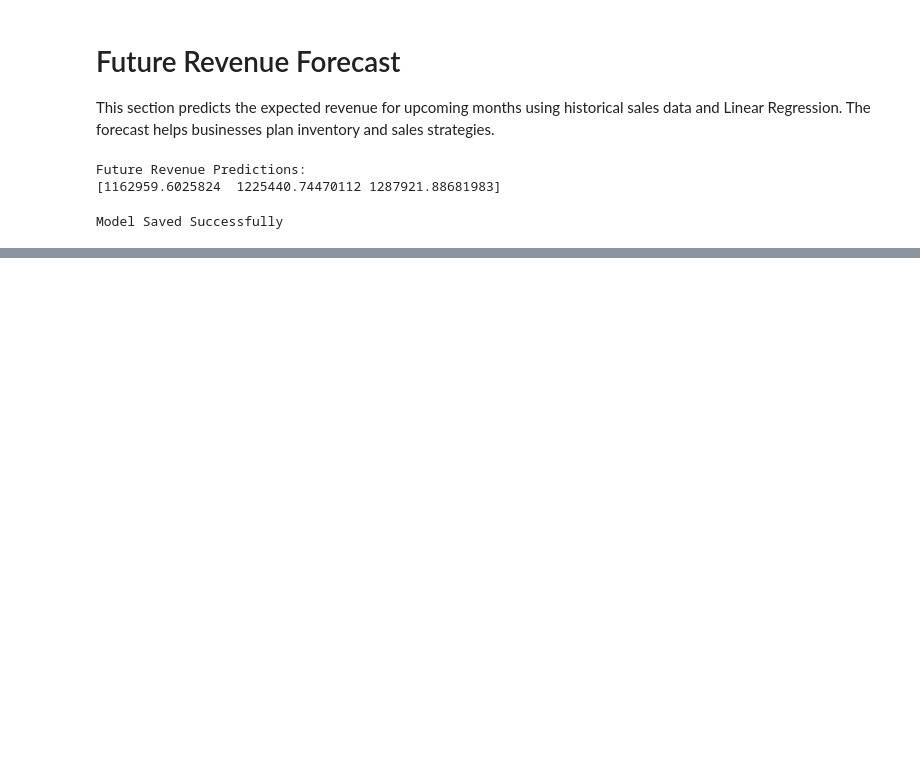
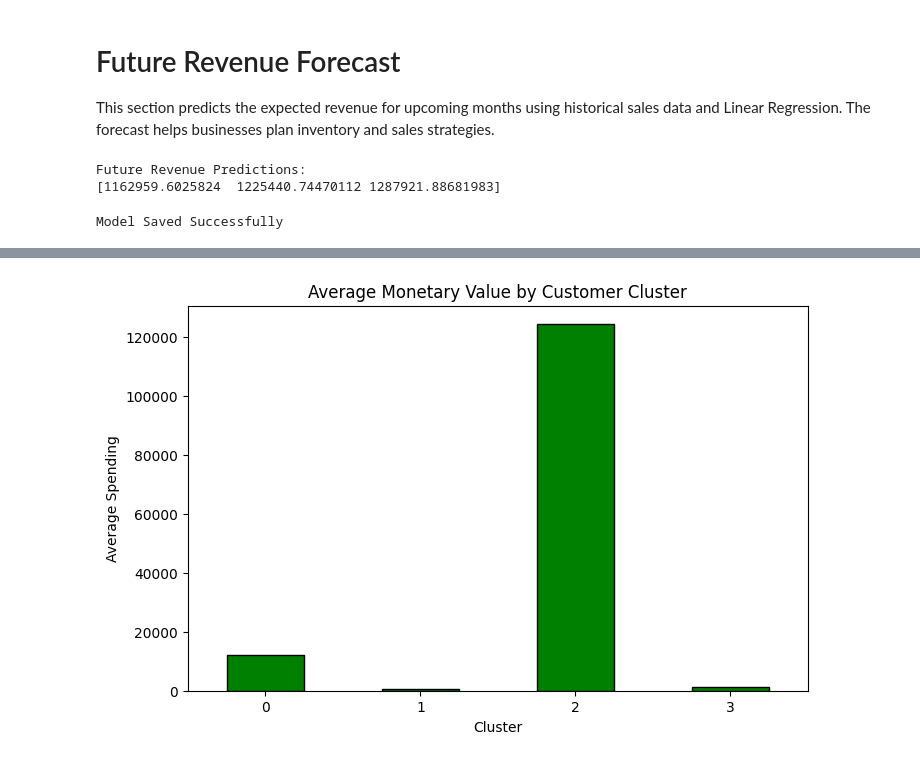
Before and after one commit to shreyabirajdar25-eng/RetailPulse, a Jupyter notebook: EDA.ipynb, the cells around one changed output, grey strips where cells are left out. Cells and saved outputs as stored; diff of their text form; code cells hidden in the pictures; blank space fills up the shorter version.

```diff
--- a/EDA.ipynb
+++ b/EDA.ipynb
@@ -435,0 +560,4 @@ Model Saved Successfully
+# %%
+cluster_summary = rfm.groupby('Cluster').mean()
+
+cluster_summary
@@ -435,0 +575,17 @@ Model Saved Successfully
+# %%
+plt.figure(figsize=(8,5))
+
+cluster_summary['Monetary'].plot(
+    kind='bar',
+    color='green',
+    edgecolor='black'
+)
+
+plt.title("Average Monetary Value by Customer Cluster")
+plt.xlabel("Cluster")
+plt.ylabel("Average Spending")
+plt.xticks(rotation=0)
+
+plt.show()
+# %% [output]
+[figure, added]
```
Also changed, not shown: parts of 65 cells of this notebook, 11 other files.
